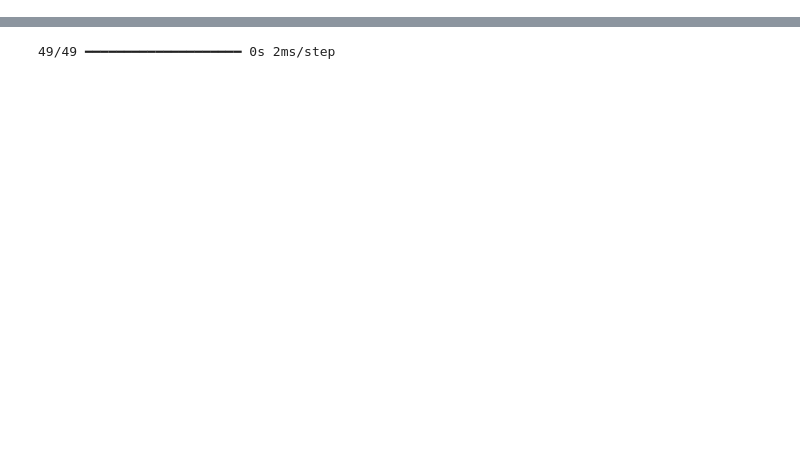
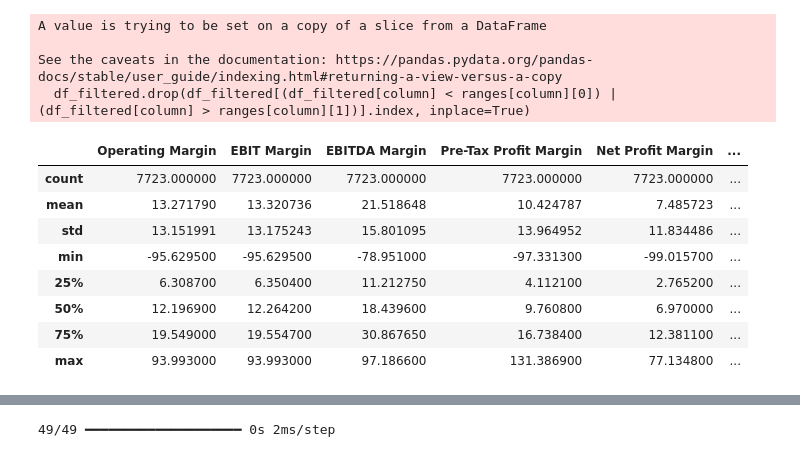
Before and after one commit to bernardobfg/corporateCreditRating, a Jupyter notebook: main.ipynb, the cells around one changed output, grey strips where cells are left out. Drawn from its saved outputs; the diff is of its cells as text; code cells hidden in the pictures; blank space fills up the shorter version.

```diff
--- a/main.ipynb
+++ b/main.ipynb
@@ -34,4 +30,43 @@ input_columns = ['Current Ratio', 'Long-term Debt / Capital', 'Debt/Equity Ratio
+# %%
+ranges = {
+    "Current Ratio": (-5, 20),
+    "Long-term Debt / Capital": (-25, 15),
+    "Debt/Equity Ratio": (-200, 250),
+    "Gross Margin": (-25, 150),
+    "Operating Margin": (-250, 100),
+    "EBIT Margin": (-200, 100),
+    "EBITDA Margin": (-200, 100),
+    "Pre-Tax Profit Margin": (-100, 150),
+    "Net Profit Margin": (-150, 150),
+    "Asset Turnover": (-10, 6),
+    "ROE - Return On Equity": (-2500, 2500),
+    "Return On Tangible Equity": (-2500, 2500),
+    "ROA - Return On Assets": (-100, 80),
+    "ROI - Return On Investment": (-250, 250),
+    "Operating Cash Flow Per Share": (-80, 100),
+    "Free Cash Flow Per Share": (-50, 50)
+}
+
+for column in input_columns:
+    df_filtered.drop(df_filtered[(df_filtered[column] < ranges[column][0]) | (df_filtered[column] > ranges[column][1])].index, inplace=True)
+# %% [output]
+A value is trying to be set on a copy of a slice from a DataFrame
+
+See the caveats in the documentation: https://pandas.pydata.org/pandas-docs/stable/user_guide/indexing.html#returning-a-view-versus-a-copy
+  df_filtered.drop(df_filtered[(df_filtered[column] < ranges[column][0]) | (df_filtered[column] > ranges[column][1])].index, inplace=True)
 # %%
 X = df_filtered[input_columns].copy()
 encoder = OrdinalEncoder(categories=[rating_order])
 y = encoder.fit_transform(df_filtered[['Rating']]).astype(int).flatten()
+# %%
+X.describe()
+# %% [output]
+|  | Operating Margin | EBIT Margin | EBITDA Margin | Pre-Tax Profit Margin | Net Profit Margin | ... |
+| count | 7723.000000 | 7723.000000 | 7723.000000 | 7723.000000 | 7723.000000 | ... |
+| mean | 13.271790 | 13.320736 | 21.518648 | 10.424787 | 7.485723 | ... |
+| std | 13.151991 | 13.175243 | 15.801095 | 13.964952 | 11.834486 | ... |
+| min | -95.629500 | -95.629500 | -78.951000 | -97.331300 | -99.015700 | ... |
+| 25% | 6.308700 | 6.350400 | 11.212750 | 4.112100 | 2.765200 | ... |
+| 50% | 12.196900 | 12.264200 | 18.439600 | 9.760800 | 6.970000 | ... |
+| 75% | 19.549000 | 19.554700 | 30.867650 | 16.738400 | 12.381100 | ... |
+| max | 93.993000 | 93.993000 | 97.186600 | 131.386900 | 77.134800 | ... |
```
Also changed, not shown: parts of 10 cells of this notebook.
